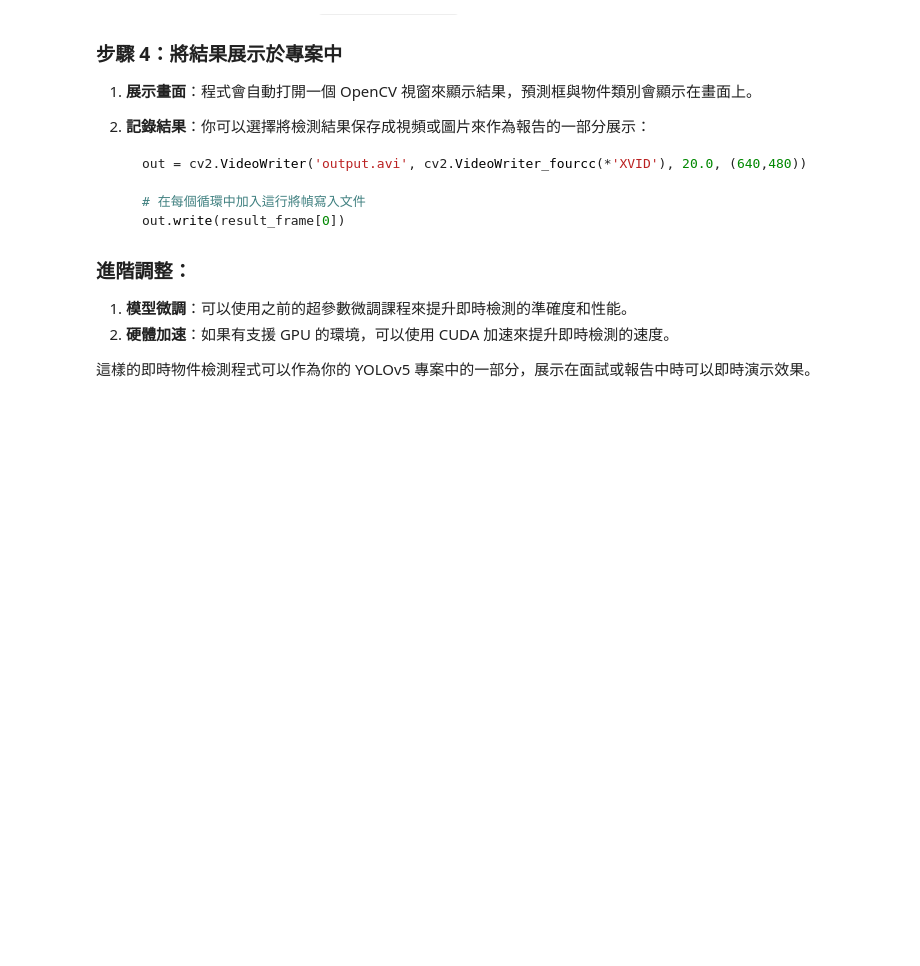
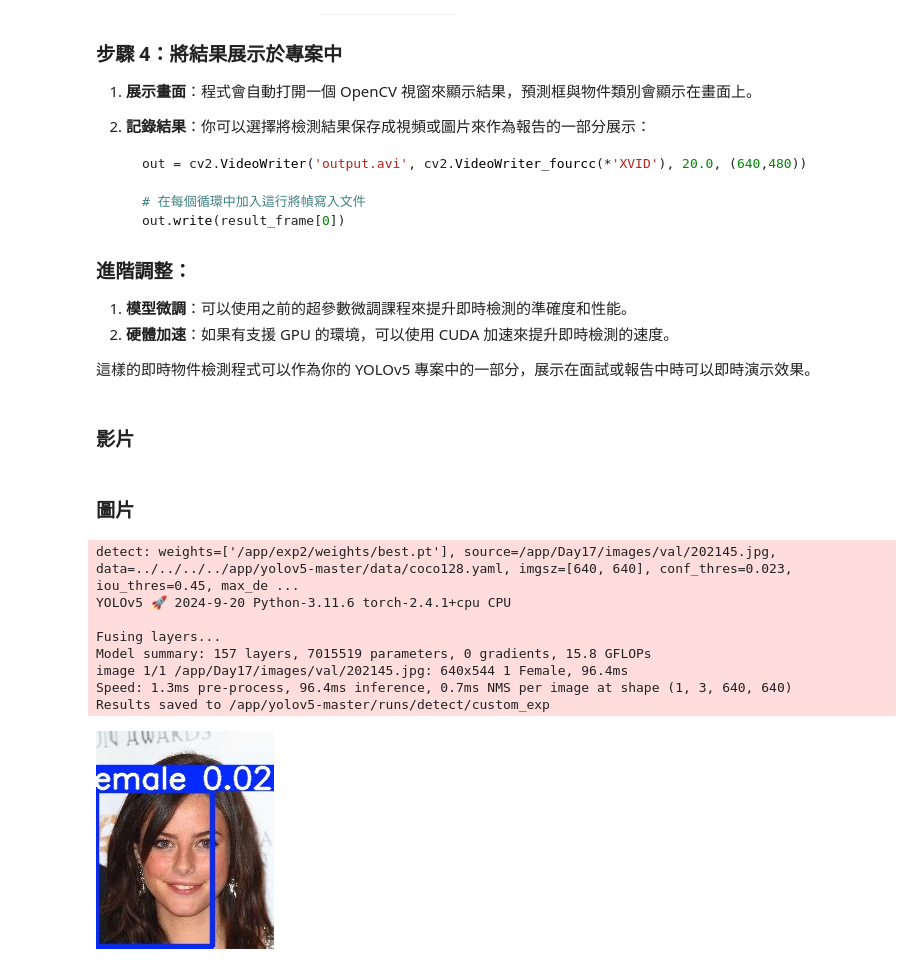
Before and after one commit to HuangZM-0825/30-Day-AI-Deep-Learning-Plan, a Jupyter notebook: 第3週：物件檢測與 YOLO/Day19/即時物件檢測.ipynb, the cells around one changed output. Cells and saved outputs as stored; diff of their text form; code cells hidden in the pictures; blank space fills up the shorter version.

```diff
--- a/第3週：物件檢測與 YOLO/Day19/即時物件檢測.ipynb
+++ b/第3週：物件檢測與 YOLO/Day19/即時物件檢測.ipynb
@@ -80,6 +80,8 @@ cv2.destroyAllWindows()
 2. **硬體加速**：如果有支援 GPU 的環境，可以使用 CUDA 加速來提升即時檢測的速度。
 
 這樣的即時物件檢測程式可以作為你的 YOLOv5 專案中的一部分，展示在面試或報告中時可以即時演示效果。
+# %% [markdown]
+### 影片
 # %%
 import cv2
 import torch
@@ -121,3 +123,47 @@ while True:
 # 釋放攝影機資源
 cap.release()
 cv2.destroyAllWindows()
+# %% [markdown]
+### 圖片
+# %%
+import os
+from PIL import Image
+
+# 設定 base_path 到你的專案根目錄
+base_path = "/app"  # 這是你掛載到容器中的路徑
+
+# 建構各部分的路徑
+detect_script_path = os.path.join(base_path, "yolov5-master", "detect.py")
+weights_path = os.path.join(base_path, "exp2", "weights", "best.pt")
+source_path = os.path.join(base_path, "Day17", "images", "val", "202145.jpg")
+
+# 使用IPython的system方法執行指令，並確保所有路徑都正確引用
+# 確保每個 \\ 後面沒有空格!
+cmd = f"""
+python3 '{detect_script_path}' \\
+--weights '{weights_path}' \\
+--conf 0.023 \\
+--source '{source_path}' \\
+--device cpu \\
+--project '/app/yolov5-master/runs/detect' \\
+--name 'custom_exp'
+"""
+
+os.system(cmd)
+
+# 檢測結果路徑，這裡假設 YOLOv5 會將結果圖片輸出到 detect 的 exp 資料夾下
+detect_result_path = os.path.join(base_path, "yolov5-master", "runs", "detect", "custom_exp", "202145.jpg")
+
+# 開啟並顯示檢測結果
+img = Image.open(detect_result_path)
+img.show()
+# %% [output]
+detect: weights=['/app/exp2/weights/best.pt'], source=/app/Day17/images/val/202145.jpg, data=../../../../app/yolov5-master/data/coco128.yaml, imgsz=[640, 640], conf_thres=0.023, iou_thres=0.45, max_de ...
+YOLOv5 🚀 2024-9-20 Python-3.11.6 torch-2.4.1+cpu CPU
+
+Fusing layers...
+Model summary: 157 layers, 7015519 parameters, 0 gradients, 15.8 GFLOPs
+image 1/1 /app/Day17/images/val/202145.jpg: 640x544 1 Female, 96.4ms
+Speed: 1.3ms pre-process, 96.4ms inference, 0.7ms NMS per image at shape (1, 3, 640, 640)
+Results saved to /app/yolov5-master/runs/detect/custom_exp
+[figure, added]
```
Also changed, not shown: 6 other files.
